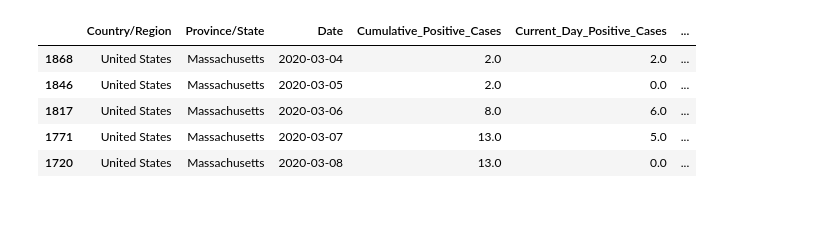
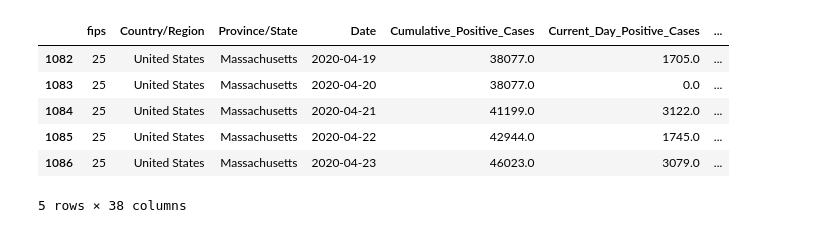
Before and after one commit to rdewolf127/COVID19, a Jupyter notebook: MA COVID.ipynb, the cells around one changed output. Cells and saved outputs as stored; diff of their text form; code cells hidden in the pictures.

```diff
--- a/MA COVID.ipynb
+++ b/MA COVID.ipynb
@@ -61,0 +110,5 @@ sorted_data['Cumulative_Deaths'] = sorted_data['Death']
+# %%
+merged_data = pd.merge(sorted_data, state_pop, on='fips')
+merged_data = pd.merge(merged_data, state_density, on='fips')
+merged_data['Province/State']=merged_data['Province/State_x']
+merged_data.head()
@@ -62,12 +123,12 @@ sorted_data['Cumulative_Deaths'] = sorted_data['Death']
 # %%
-rearranged_data = sorted_data.filter(items=['Country/Region', 'Province/State', 'Date',
+rearranged_data = merged_data.filter(items=['fips','Country/Region', 'Province/State', 'Date',
                                'Cumulative_Positive_Cases', 'Current_Day_Positive_Cases',
                                'Prior_Day_Positive_Cases','Pct_Change_Positive_Cases',
                                'Cumulative_Total_Tests', 'Current_Day_Total_Tests',
                                'Prior_Day_Total_Tests', 'Pct_Change_Total_Tests',
                                'Cumulative_Deaths', 'Current_Day_Deaths',
                                'Prior_Day_Deaths', 'Pct_Change_Deaths',
-                               'ISO3166-1', 'ISO3166-2'])
+                               'ISO3166-1', 'ISO3166-2', 'PopEst_2019', 'Per_500K_Factor','landareasquaremiles', 'popdensity19'])
 # %%
 rearranged_data.loc[:, "Last_Update_Date"] = datetime.datetime.utcnow()
 rearranged_data.head()
@@ -80,0 +143,9 @@ rearranged_data.head()
+# %%
+rearranged_data['Cumulative_Mortality_Rate']=rearranged_data['Cumulative_Deaths']/rearranged_data['Cumulative_Positive_Cases']
+rearranged_data['Cumulative_Positive_Test_Rate'] = rearranged_data['Cumulative_Positive_Cases']/rearranged_data['Cumulative_Total_Tests']
+rearranged_data['Current_Day_Mortality_Rate']=rearranged_data['Current_Day_Deaths']/rearranged_data['Current_Day_Positive_Cases']
+rearranged_data['Current_Day_Positive_Test_Rate'] = rearranged_data['Current_Day_Positive_Cases']/rearranged_data['Current_Day_Total_Tests']
+rearranged_data['Cumulative_Positive_Cases_Per_500K'] = round(rearranged_data['Cumulative_Positive_Cases']/rearranged_data['Per_500K_Factor'],0)
+rearranged_data['Cumulative_Positive_Cases_Per_500K - LOG'] = np.log(rearranged_data['Cumulative_Positive_Cases_Per_500K'])
+rearranged_data['popdensity19 - LOG'] = np.log(rearranged_data['popdensity19'])
+rearranged_data.head()
@@ -80,0 +160,10 @@ rearranged_data.head()
+# %%
+rearranged_data['MA7_Pct_Change_Positive_Cases'] = rearranged_data.rolling(window=7)['Pct_Change_Positive_Cases'].mean()
+rearranged_data['MA7_Pct_Change_Total_Tests'] = rearranged_data.rolling(window=7)['Pct_Change_Total_Tests'].mean()
+rearranged_data['MA7_Pct_Change_Deaths'] = rearranged_data.rolling(window=7)['Pct_Change_Deaths'].mean()
+rearranged_data['MA7_Cumulative_Mortality_Rate'] = rearranged_data.rolling(window=7)['Cumulative_Mortality_Rate'].mean()
+rearranged_data['MA7_Current_Day_Mortality_Rate'] = rearranged_data.rolling(window=7)['Current_Day_Mortality_Rate'].mean()
+rearranged_data['MA7_Cumulative_Positive_Test_Rate'] = rearranged_data.rolling(window=7)['Cumulative_Positive_Test_Rate'].mean()
+rearranged_data['MA7_Current_Day_Positive_Test_Rate'] = rearranged_data.rolling(window=7)['Current_Day_Positive_Test_Rate'].mean()
+rearranged_data['MA7_Current_Day_Positive_Cases'] = rearranged_data.rolling(window=7)['Current_Day_Positive_Cases'].mean()
+rearranged_data.head()
@@ -81,10 +178,11 @@ rearranged_data.head()
 # %%
 MA_only = rearranged_data[(rearranged_data['Province/State']=='Massachusetts')]
-MA_only.head()
+MA_only.tail()
 # %% [output]
-|  | Country/Region | Province/State | Date | Cumulative_Positive_Cases | Current_Day_Positive_Cases | ... |
-| 1868 | United States | Massachusetts | 2020-03-04 | 2.0 | 2.0 | ... |
-| 1846 | United States | Massachusetts | 2020-03-05 | 2.0 | 0.0 | ... |
-| 1817 | United States | Massachusetts | 2020-03-06 | 8.0 | 6.0 | ... |
-| 1771 | United States | Massachusetts | 2020-03-07 | 13.0 | 5.0 | ... |
-| 1720 | United States | Massachusetts | 2020-03-08 | 13.0 | 0.0 | ... |
+|  | fips | Country/Region | Province/State | Date | Cumulative_Positive_Cases | Current_Day_Positive_Cases | ... |
+| 1082 | 25 | United States | Massachusetts | 2020-04-19 | 38077.0 | 1705.0 | ... |
+| 1083 | 25 | United States | Massachusetts | 2020-04-20 | 38077.0 | 0.0 | ... |
+| 1084 | 25 | United States | Massachusetts | 2020-04-21 | 41199.0 | 3122.0 | ... |
+| 1085 | 25 | United States | Massachusetts | 2020-04-22 | 42944.0 | 1745.0 | ... |
+| 1086 | 25 | United States | Massachusetts | 2020-04-23 | 46023.0 | 3079.0 | ... |
+5 rows × 38 columns
```
Also changed, not shown: parts of 14 cells of this notebook.
